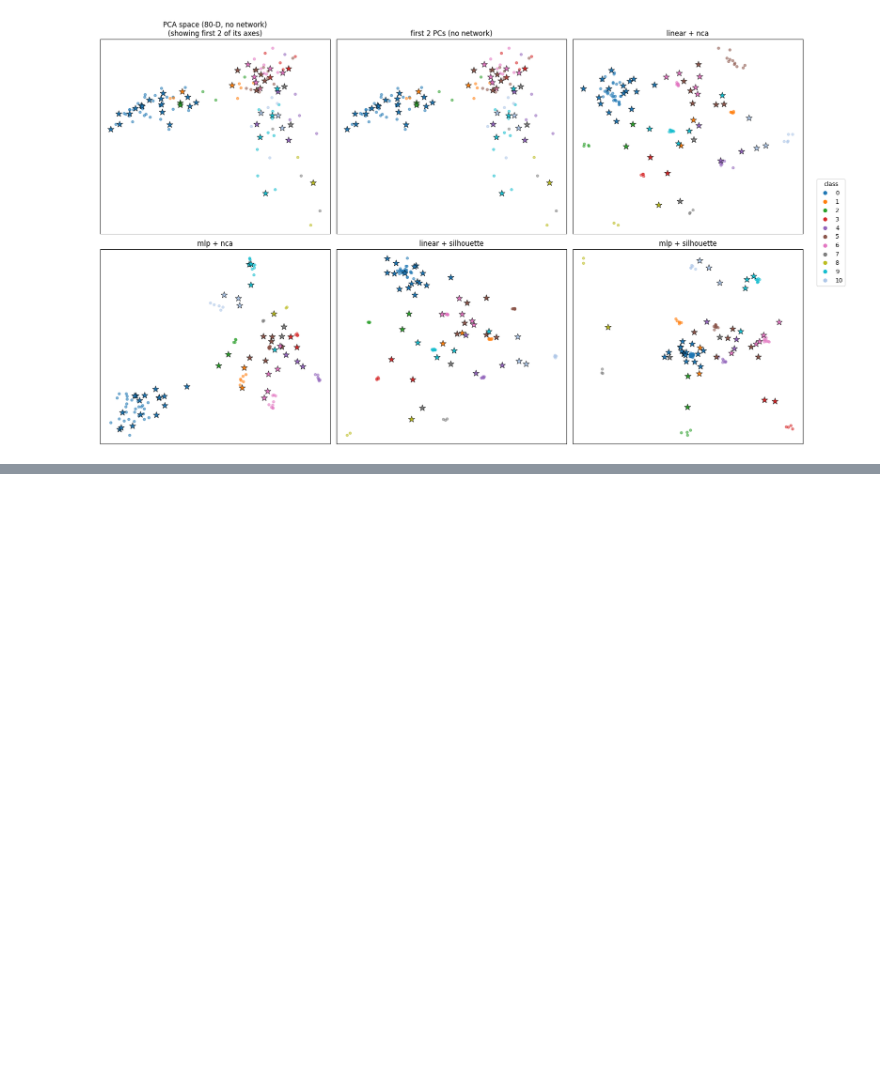
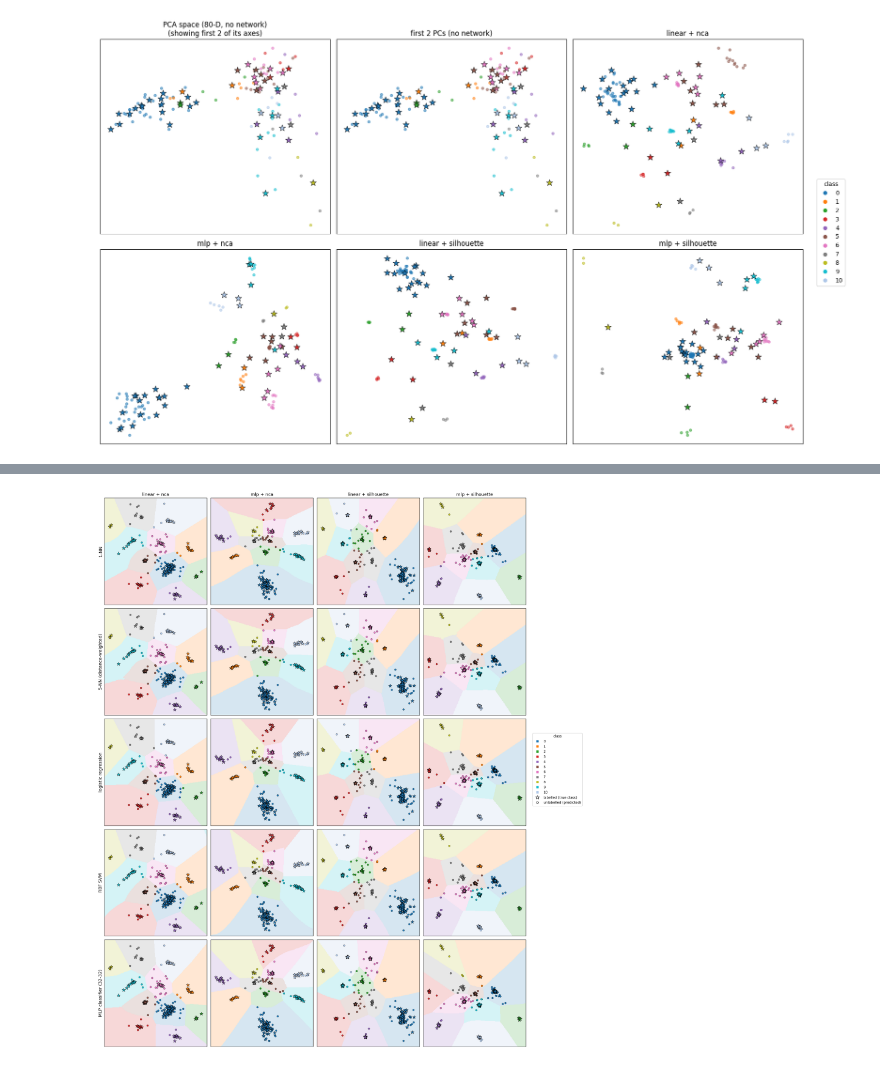
Before and after one commit to Vihaan-Thaker/IE643_Programming_Challenge, a Jupyter notebook: pca_explained_variance.ipynb, the cells around one changed output, grey strips where cells are left out. Cells and saved outputs as stored; diff of their text form; code cells hidden in the pictures; blank space fills up the shorter version.

```diff
--- a/pca_explained_variance.ipynb
+++ b/pca_explained_variance.ipynb
@@ -620,0 +781,32 @@ plt.show()
+# %%
+cmap = ListedColormap(CLASS_COLORS)
+GRID_RES = 250
+fig, axes = plt.subplots(len(CLASSIFIERS), len(ARMS), figsize=(5 * len(ARMS), 4.6 * len(CLASSIFIERS)), squeeze=False)
+for j, arm in enumerate(ARMS):
+    E_c, E_u = final_embeds[arm]
+    pts = np.vstack([E_c, E_u])
+    pad = 0.06 * (pts.max(0) - pts.min(0))
+    lo, hi = pts.min(0) - pad, pts.max(0) + pad
+    gx, gy = np.meshgrid(np.linspace(lo[0], hi[0], GRID_RES), np.linspace(lo[1], hi[1], GRID_RES))
+    grid = np.c_[gx.ravel(), gy.ravel()]
+    for i, clf_name in enumerate(CLASSIFIERS):
+        ax = axes[i, j]
+        regions = fitted[(clf_name, arm)].predict(grid).reshape(gx.shape)
+        ax.pcolormesh(gx, gy, regions, cmap=cmap, vmin=-.5, vmax=N_CLASSES - .5, alpha=.18, shading="auto")
+        ax.scatter(*E_u.T, s=28, c=unlab_pred[(clf_name, arm)], cmap=cmap, vmin=-.5, vmax=N_CLASSES - .5,
+                   edgecolor="k", lw=.4, zorder=2)
+        for c in range(N_CLASSES):
+            ax.scatter(*E_c[y_A_clean == c].T, s=110, marker="*", color=CLASS_COLORS[c], edgecolor="k", lw=.6, zorder=3)
+        ax.set(xlim=(lo[0], hi[0]), ylim=(lo[1], hi[1]), xticks=[], yticks=[])
+        if i == 0:
+            ax.set_title(arm, fontsize=13)
+        if j == 0:
+            ax.set_ylabel(clf_name, fontsize=13)
+handles = [plt.Line2D([], [], marker="s", ls="", color=CLASS_COLORS[c], label=str(c)) for c in range(N_CLASSES)]
+handles += [plt.Line2D([], [], marker="*", ls="", color="w", markeredgecolor="k", markersize=12, label="labelled (true class)"),
+            plt.Line2D([], [], marker="o", ls="", color="w", markeredgecolor="k", label="unlabelled (predicted)")]
+fig.legend(handles=handles, title="class", loc="center right")
+plt.tight_layout(rect=(0, 0, .89, 1))
+plt.show()
+# %% [output]
+[figure, added]
```
Also changed, not shown: parts of 7 cells of this notebook, 4 other files.
